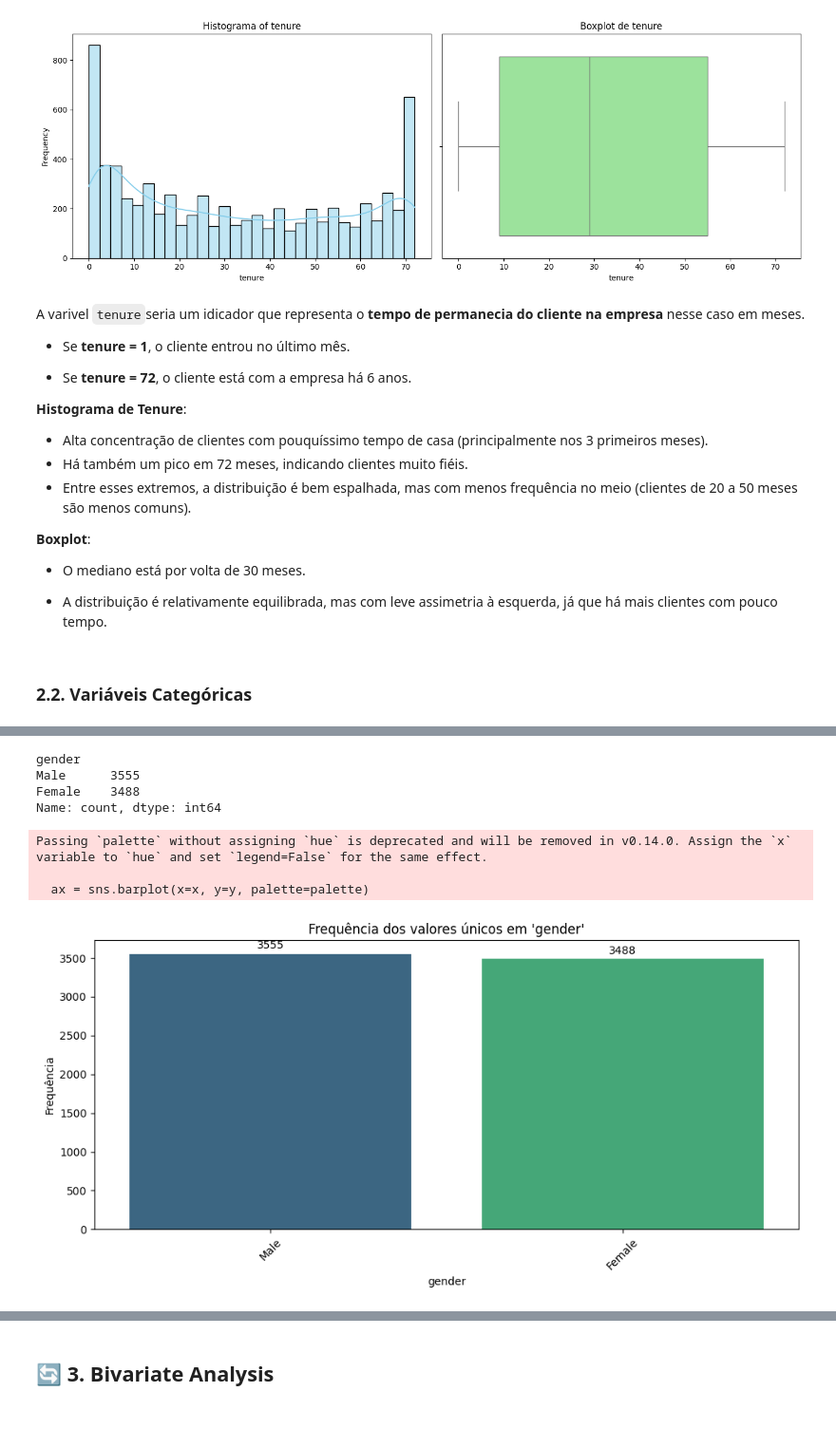
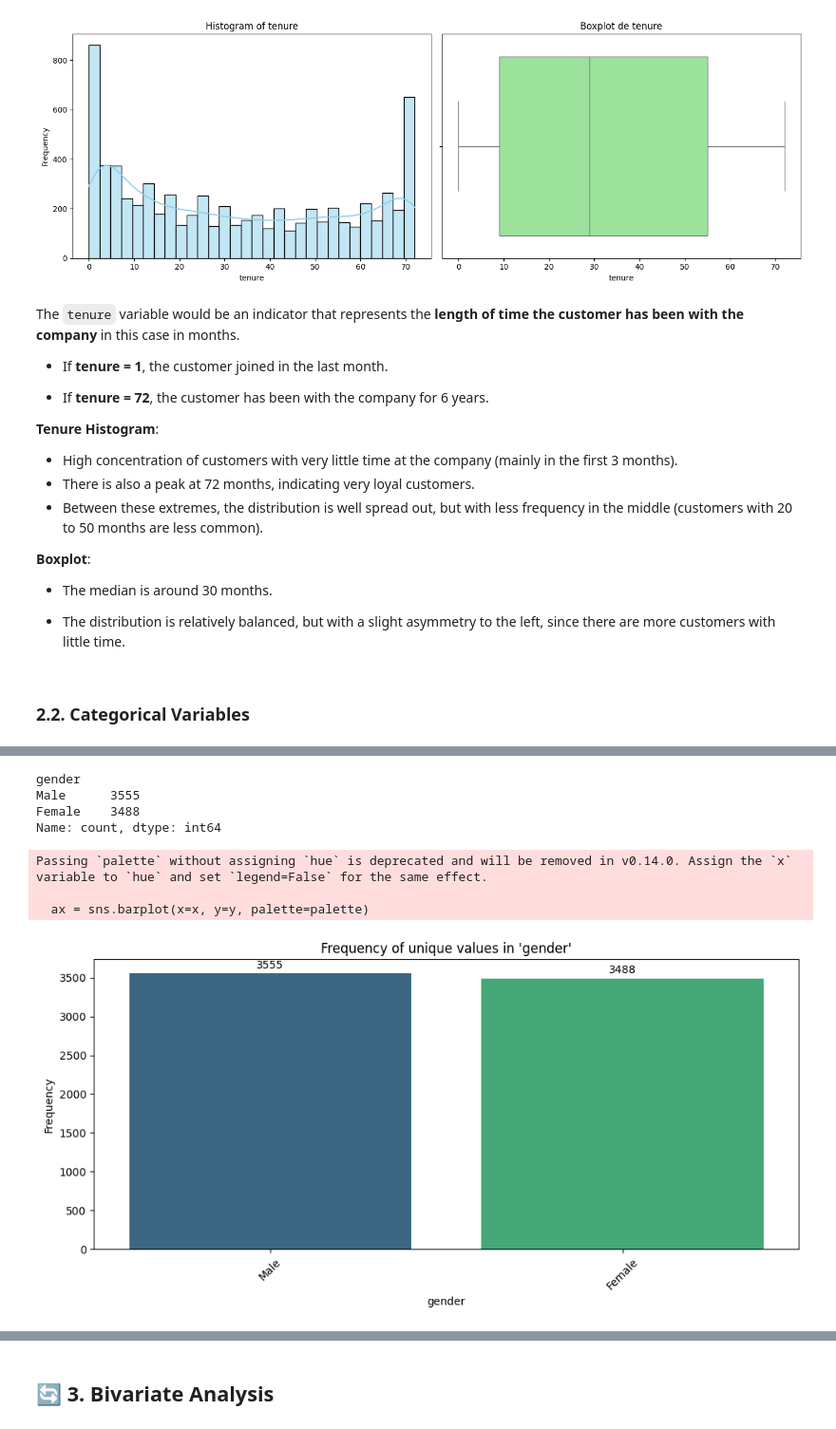
Before and after one commit to EduardoSantosSousa/MLOPS-CHURN, a Jupyter notebook: notebook/Data_Analysis_Telco_Custumer.ipynb, the cells around one changed output, grey strips where cells are left out. Shown at 95% size. Cells and saved outputs as stored; diff of their text form; code cells hidden in the pictures.

```diff
--- a/notebook/Data_Analysis_Telco_Custumer.ipynb
+++ b/notebook/Data_Analysis_Telco_Custumer.ipynb
@@ -206,22 +207,22 @@ analyze_numeric_variables(data, coluna_numerica='tenure')
 # %% [output]
 [figure]
 # %% [markdown]
-A varivel `tenure`seria um idicador que representa o **tempo de permanecia do cliente na empresa** nesse caso em meses.
+The `tenure` variable would be an indicator that represents the **length of time the customer has been with the company** in this case in months.
 
-- Se **tenure = 1**, o cliente entrou no último mês.
+- If **tenure = 1**, the customer joined in the last month.
 
-- Se **tenure = 72**, o cliente está com a empresa há 6 anos.
+- If **tenure = 72**, the customer has been with the company for 6 years.
 
-**Histograma de Tenure**:
+**Tenure Histogram**:
 
-- Alta concentração de clientes com pouquíssimo tempo de casa (principalmente nos 3 primeiros meses).
-- Há também um pico em 72 meses, indicando clientes muito fiéis.
-- Entre esses extremos, a distribuição é bem espalhada, mas com menos frequência no meio (clientes de 20 a 50 meses são menos comuns).
+- High concentration of customers with very little time at the company (mainly in the first 3 months).
+- There is also a peak at 72 months, indicating very loyal customers.
+- Between these extremes, the distribution is well spread out, but with less frequency in the middle (customers with 20 to 50 months are less common).
 
 **Boxplot**:
-- O mediano está por volta de 30 meses.
+- The median is around 30 months.
 
-- A distribuição é relativamente equilibrada, mas com leve assimetria à esquerda, já que há mais clientes com pouco tempo.
+- The distribution is relatively balanced, but with a slight asymmetry to the left, since there are more customers with little time.
 # %% [markdown]
-### **2.2. Variáveis Categóricas**
+### **2.2. Categorical Variables**
 # %%
@@ -267,6 +268,6 @@ def analisar_frequencia(df, coluna, top_n=None, figsize=(10, 5), palette="viridi
     plt.tight_layout()
     plt.show()
 # %%
-# Analisar frequência da coluna 'Contract'
-analisar_frequencia(data, 'gender')
+# Analyze frequency of 'Contract' column
+analyze_frequency(data, 'gender')
 # %% [output]
@@ -274,9 +275,9 @@ Frequência dos valores únicos na coluna 'gender':
 gender
 Male      3555
 Female    3488
 Name: count, dtype: int64
 Passing `palette` without assigning `hue` is deprecated and will be removed in v0.14.0. Assign the `x` variable to `hue` and set `legend=False` for the same effect.
 
   ax = sns.barplot(x=x, y=y, palette=palette)
-[figure, old version]
+[figure, new version]
 # %% [markdown]
```
Also changed, not shown: parts of 43 cells of this notebook, 6 other files.
